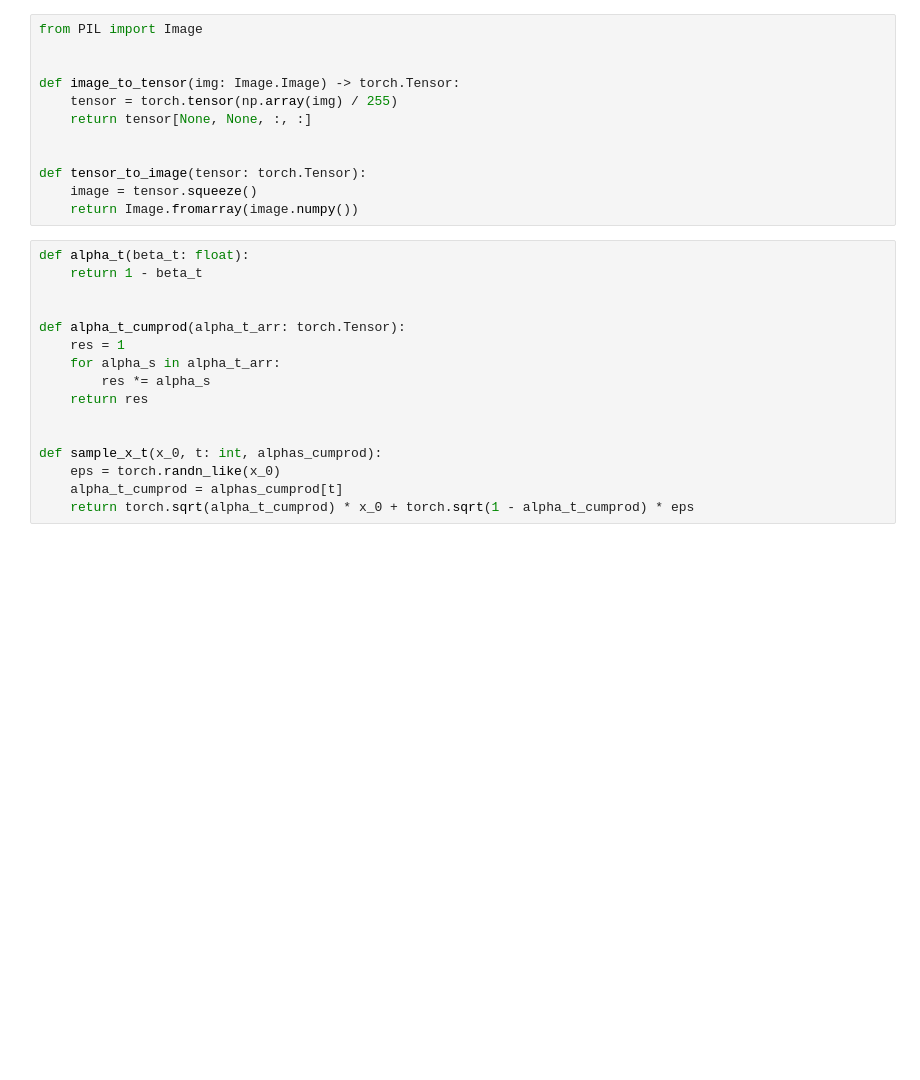
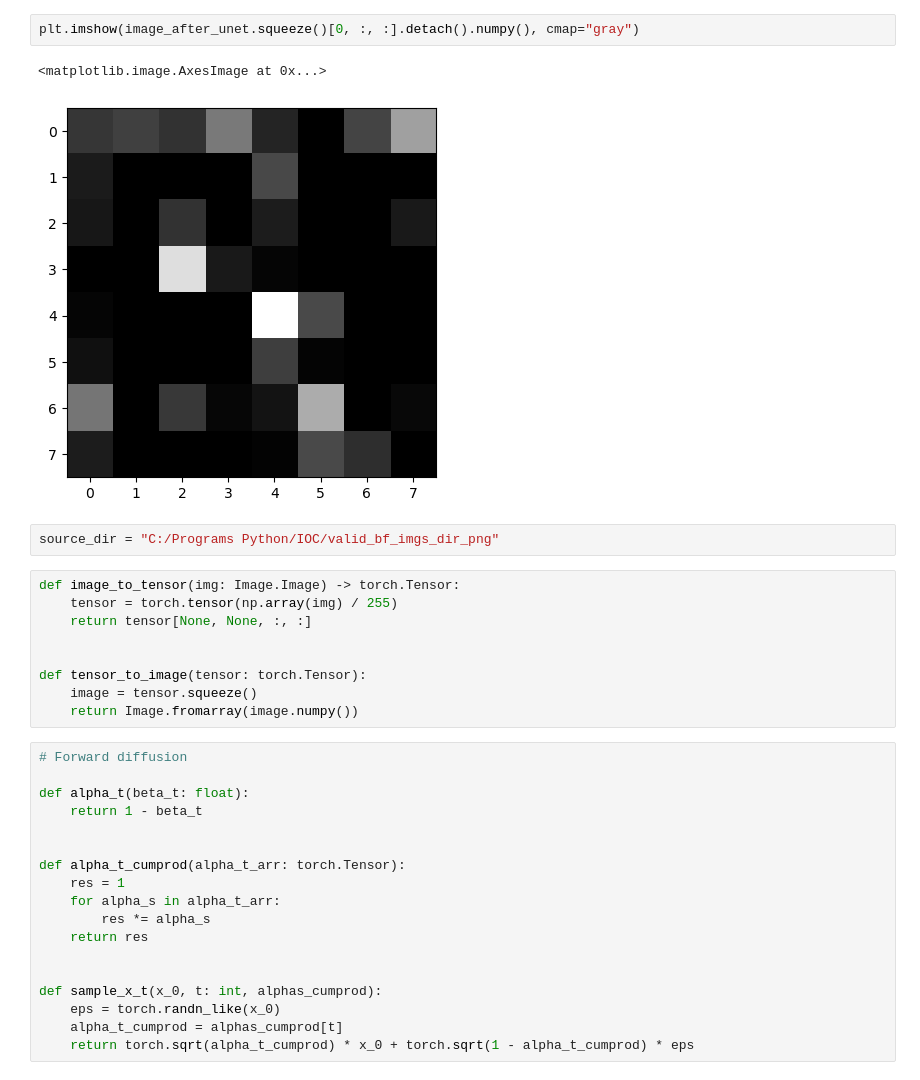
Before and after one commit to anghol/vae-cells, a Jupyter notebook: notebooks/sandbox.ipynb, the cells around one changed output. Drawn from its saved outputs; the diff is of its cells as text; blank space fills up the shorter version.

Commit message:
Diffusion and Unet started

```diff
--- a/notebooks/sandbox.ipynb
+++ b/notebooks/sandbox.ipynb
@@ -18,7 +66,11 @@ import torchvision.transforms as tfs
+# %%
+plt.imshow(image_after_unet.squeeze()[0, :, :].detach().numpy(), cmap="gray")
+# %% [output]
+<matplotlib.image.AxesImage at 0x...>
+[figure, added]
+# %%
+source_dir = "C:/Programs Python/IOC/valid_bf_imgs_dir_png"
 # %%
-from PIL import Image
-
-
 def image_to_tensor(img: Image.Image) -> torch.Tensor:
     tensor = torch.tensor(np.array(img) / 255)
     return tensor[None, None, :, :]
@@ -28,6 +80,8 @@ def tensor_to_image(tensor: torch.Tensor):
     image = tensor.squeeze()
     return Image.fromarray(image.numpy())
 # %%
+# Forward diffusion
+
 def alpha_t(beta_t: float):
     return 1 - beta_t
 
```
Also changed, not shown: parts of 19 cells of this notebook, 1 other file.
